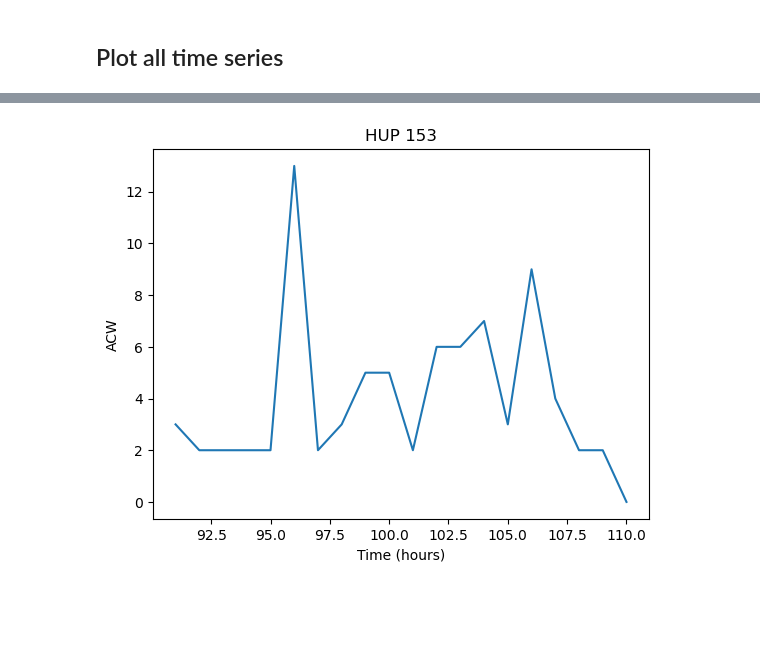
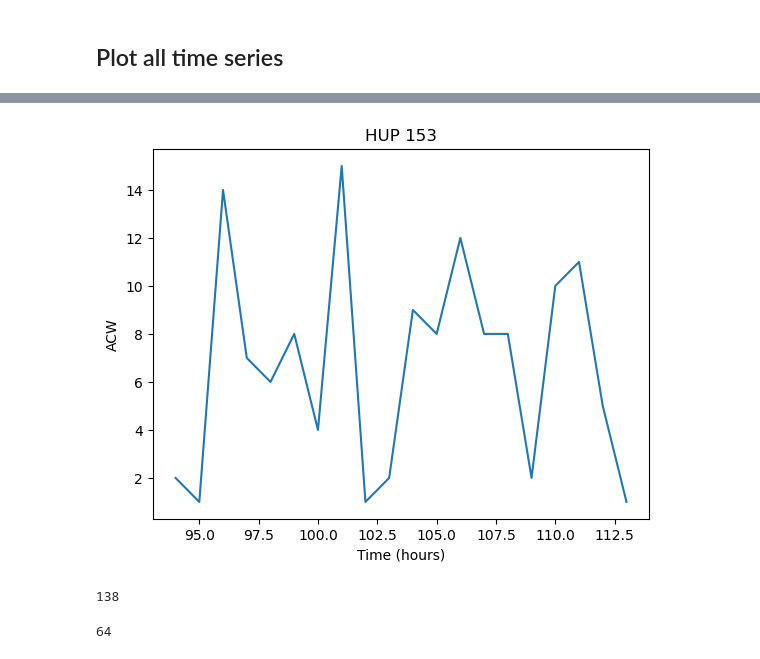
Before and after one commit to devincma/asm_synchrony_paper, a Jupyter notebook: eeg-AED/taper_analysis_criticality_153.ipynb, the cells around one changed output, grey strips where cells are left out. Saved outputs shown, nothing was run; the diff lists cells and outputs as text; code cells hidden in the pictures; blank space fills up the shorter version.

Commit message:
more criticality incl spike cascades

```diff
--- a/eeg-AED/taper_analysis_criticality_153.ipynb
+++ b/eeg-AED/taper_analysis_criticality_153.ipynb
@@ -4,7 +4,7 @@
 import matplotlib.pyplot as plt
 import numpy as np
 import pandas as pd
-import os, math, pickle
+import os, pickle
 from numpy import hanning
 from scipy.fftpack import fft
 from scipy.signal import iirnotch, filtfilt
@@ -12,7 +12,7 @@ from ieeg_utils import *
 
 TABLES_DIRECTORY = "../../Data/giant_tables"
 IEEG_DIRECTORY = "../../Data/ieeg/all/2_min"
-OUTPUT_DIRECTORY = "../../Data/aed_taper_criticality"
+OUTPUT_DIRECTORY = "../../Data/aed_taper_criticality/gamma_normalization_960_lags"
 
 TAPER_THRESHOLD = 0.9
 # %%
@@ -454,8 +498,8 @@ Processing electro
 hup_153_df = pd.read_csv(os.path.join(OUTPUT_DIRECTORY, "HUP_153.csv"))
 
 # For each row, calculate the first lag drops below of the first lag. Add that number as a column named acw
-hup_153_df["acw"] = hup_153_df.apply(
-    lambda row: np.argmax(row[1:] < row[1] * 0.5), axis=1
+hup_153_df["acw_after"] = hup_153_df.apply(
+    lambda row: np.argmax(row[2:] < row[2] * 0.6), axis=1
 )
 
 hup_153_df
@@ -463,9 +507,8 @@ hup_153_df
 # for each row, plot lag_0 to lag_19, all in the same plot
 for index, row in hup_153_df.iterrows():
     # plt.plot(range(20), row[1:21]) but make it redder as index increases
-    plt.plot(
-        np.log(range(1, 21)), np.log(row[1:21]), color=(index / len(hup_153_df), 0, 0)
-    )
+    plt.loglog(range(1, 799), row[2:800], color=(index / len(hup_153_df), 0, 0))
+    plt.title(f"hour {row.emu_hour}")
     plt.show()
-    # Make the curve with higher emu_hour redder
+# Make the curve with higher emu_hour redder
 # %% [output]
@@ -485,9 +549,17 @@ for index, row in hup_153_df.iterrows():
 # %%
 # Plot the awc column over time
-plt.plot(hup_153_df["emu_hour"][:20], hup_153_df["acw"][:20])
+plt.plot(hup_153_df["emu_hour"][:20], hup_153_df["acw_after"][:20])
 plt.title("HUP 153")
 plt.xlabel("Time (hours)")
 plt.ylabel("ACW")
 plt.show()
 # %% [output]
-[figure, old version]
+[figure, new version]
+# %%
+102 + aligned_emu_start_time_hrs
+# %% [output]
+138
+# %%
+100 - aligned_emu_start_time_hrs
+# %% [output]
+64
```
Also changed, not shown: parts of 6 cells of this notebook, 5 other files.
